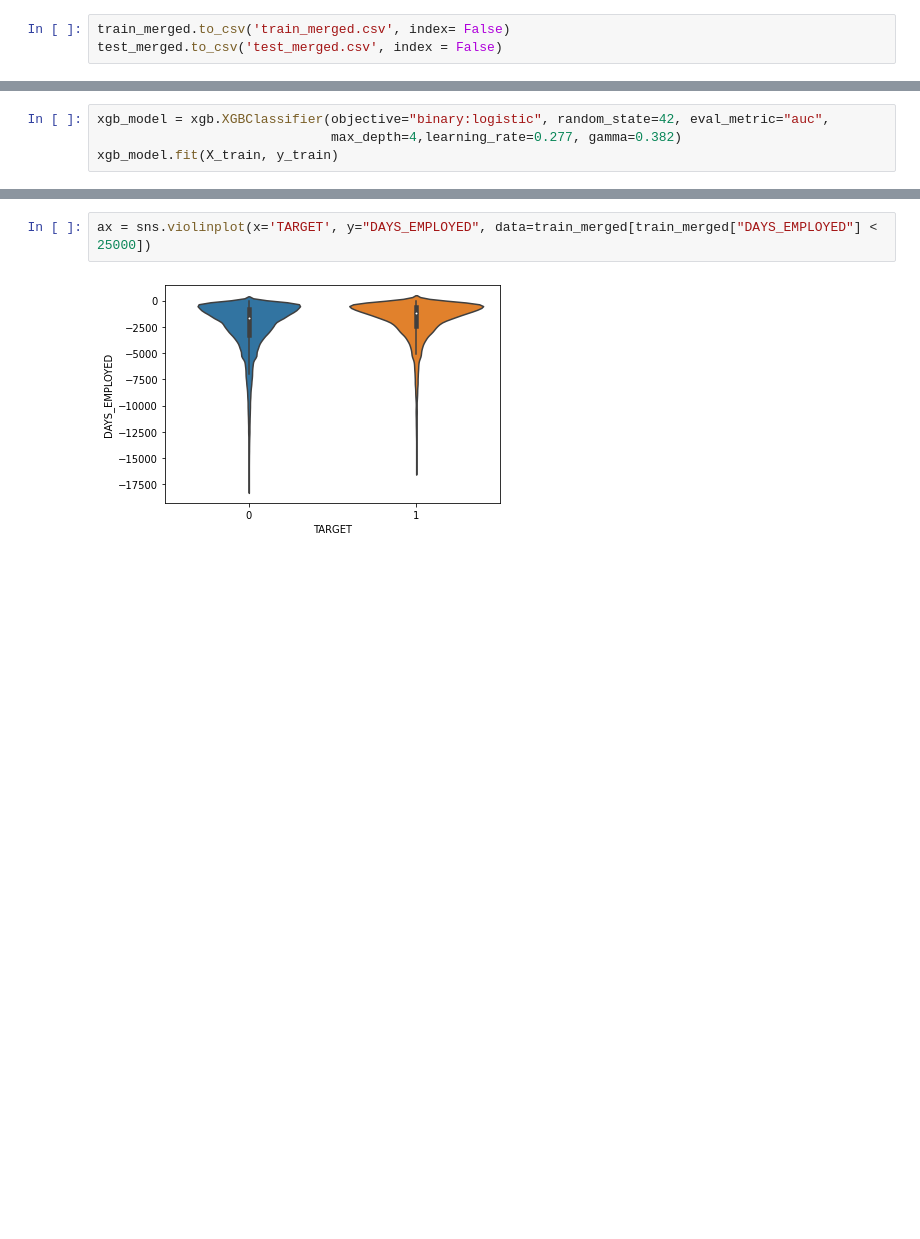
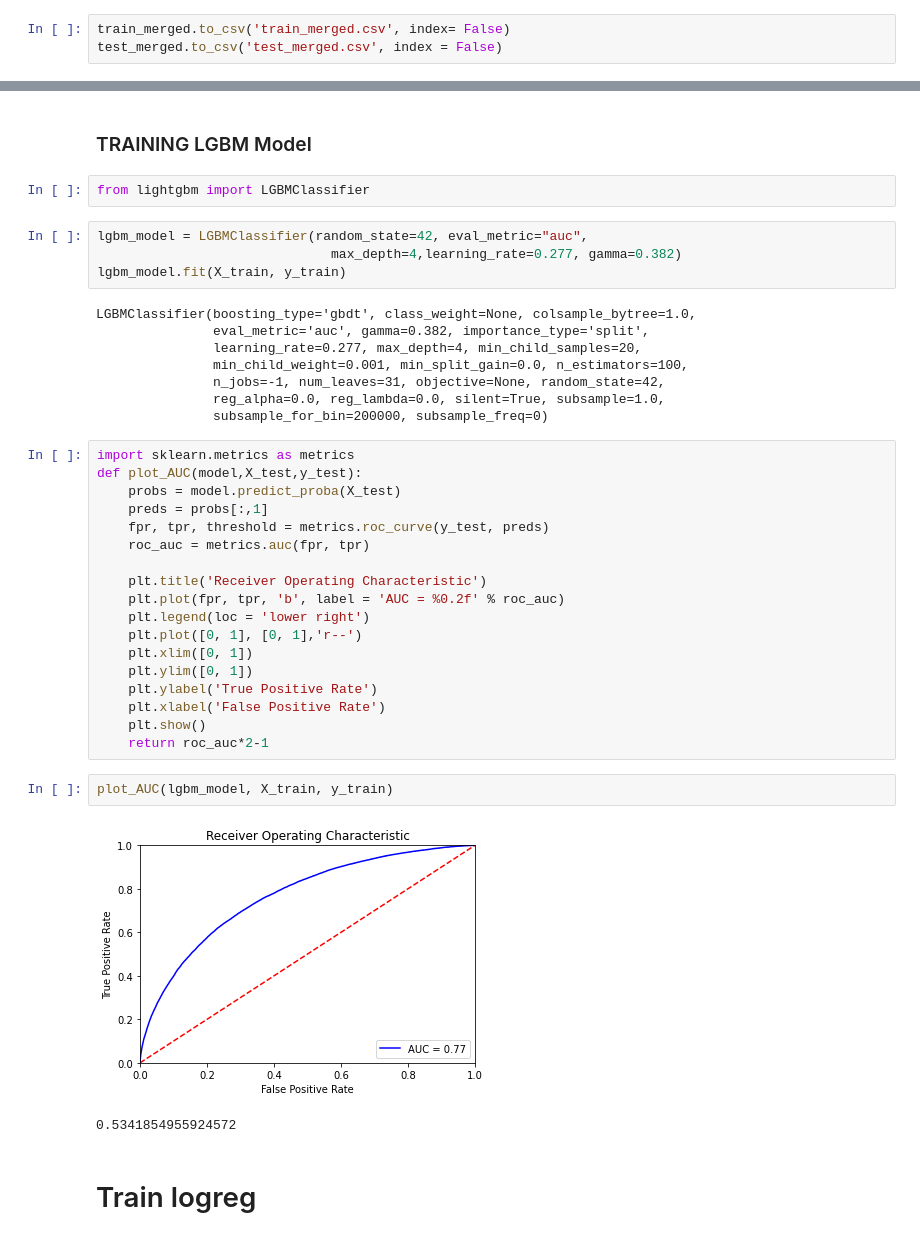
Before and after one commit to YanaSemenenya/INTERPRETATOR, a Jupyter notebook: Examples/Economic_effect_estimation.ipynb, the cells around one changed output, grey strips where cells are left out. Cells and saved outputs as stored; diff of their text form; blank space fills up the shorter version.

```diff
--- a/Examples/Economic_effect_estimation.ipynb
+++ b/Examples/Economic_effect_estimation.ipynb
@@ -280,4 +299,0 @@ print('X_train shape:', X_train.shape)
-# %%
-xgb_model = xgb.XGBClassifier(objective="binary:logistic", random_state=42, eval_metric="auc",
-                              max_depth=4,learning_rate=0.277, gamma=0.382)
-xgb_model.fit(X_train, y_train)
@@ -454,4 +300,41 @@ import seaborn as sns
-# %%
-ax = sns.violinplot(x='TARGET', y="DAYS_EMPLOYED", data=train_merged[train_merged["DAYS_EMPLOYED"] < 25000])
-# %% [output]
-[figure, removed]
+# %% [markdown]
+### TRAINING LGBM Model
+# %%
+from lightgbm import LGBMClassifier
+# %%
+lgbm_model = LGBMClassifier(random_state=42, eval_metric="auc",
+                              max_depth=4,learning_rate=0.277, gamma=0.382)
+lgbm_model.fit(X_train, y_train)
+# %% [output]
+LGBMClassifier(boosting_type='gbdt', class_weight=None, colsample_bytree=1.0,
+               eval_metric='auc', gamma=0.382, importance_type='split',
+               learning_rate=0.277, max_depth=4, min_child_samples=20,
+               min_child_weight=0.001, min_split_gain=0.0, n_estimators=100,
+               n_jobs=-1, num_leaves=31, objective=None, random_state=42,
+               reg_alpha=0.0, reg_lambda=0.0, silent=True, subsample=1.0,
+               subsample_for_bin=200000, subsample_freq=0)
+# %%
+import sklearn.metrics as metrics
+def plot_AUC(model,X_test,y_test):
+    probs = model.predict_proba(X_test)
+    preds = probs[:,1]
+    fpr, tpr, threshold = metrics.roc_curve(y_test, preds)
+    roc_auc = metrics.auc(fpr, tpr)
+
+    plt.title('Receiver Operating Characteristic')
+    plt.plot(fpr, tpr, 'b', label = 'AUC = %0.2f' % roc_auc)
+    plt.legend(loc = 'lower right')
+    plt.plot([0, 1], [0, 1],'r--')
+    plt.xlim([0, 1])
+    plt.ylim([0, 1])
+    plt.ylabel('True Positive Rate')
+    plt.xlabel('False Positive Rate')
+    plt.show()
+    return roc_auc*2-1
+# %%
+plot_AUC(lgbm_model, X_train, y_train)
+# %% [output]
+[figure, added]
+0.5341854955924572
+# %% [markdown]
+# Train logreg
```
Also changed, not shown: parts of 47 cells of this notebook.
